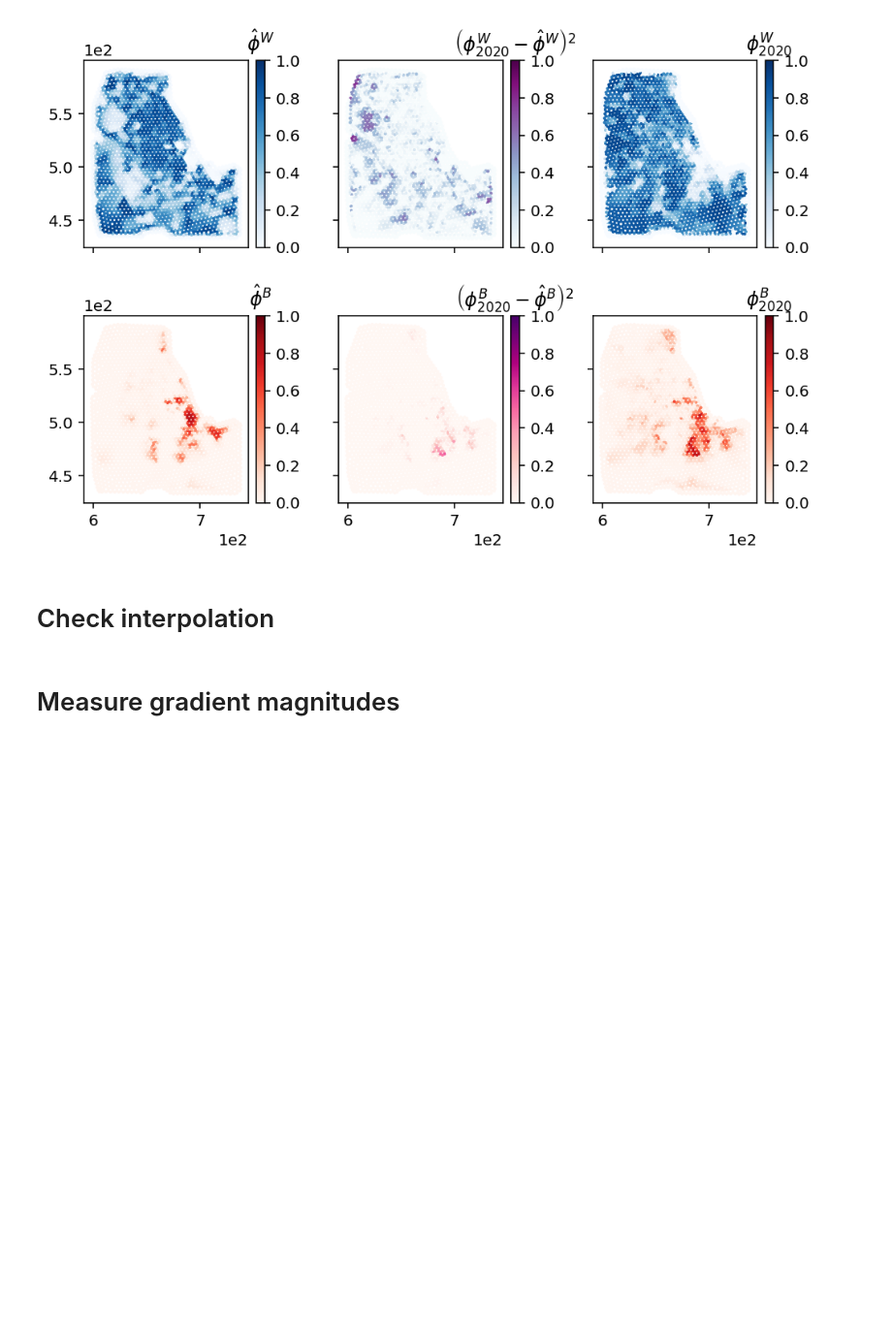
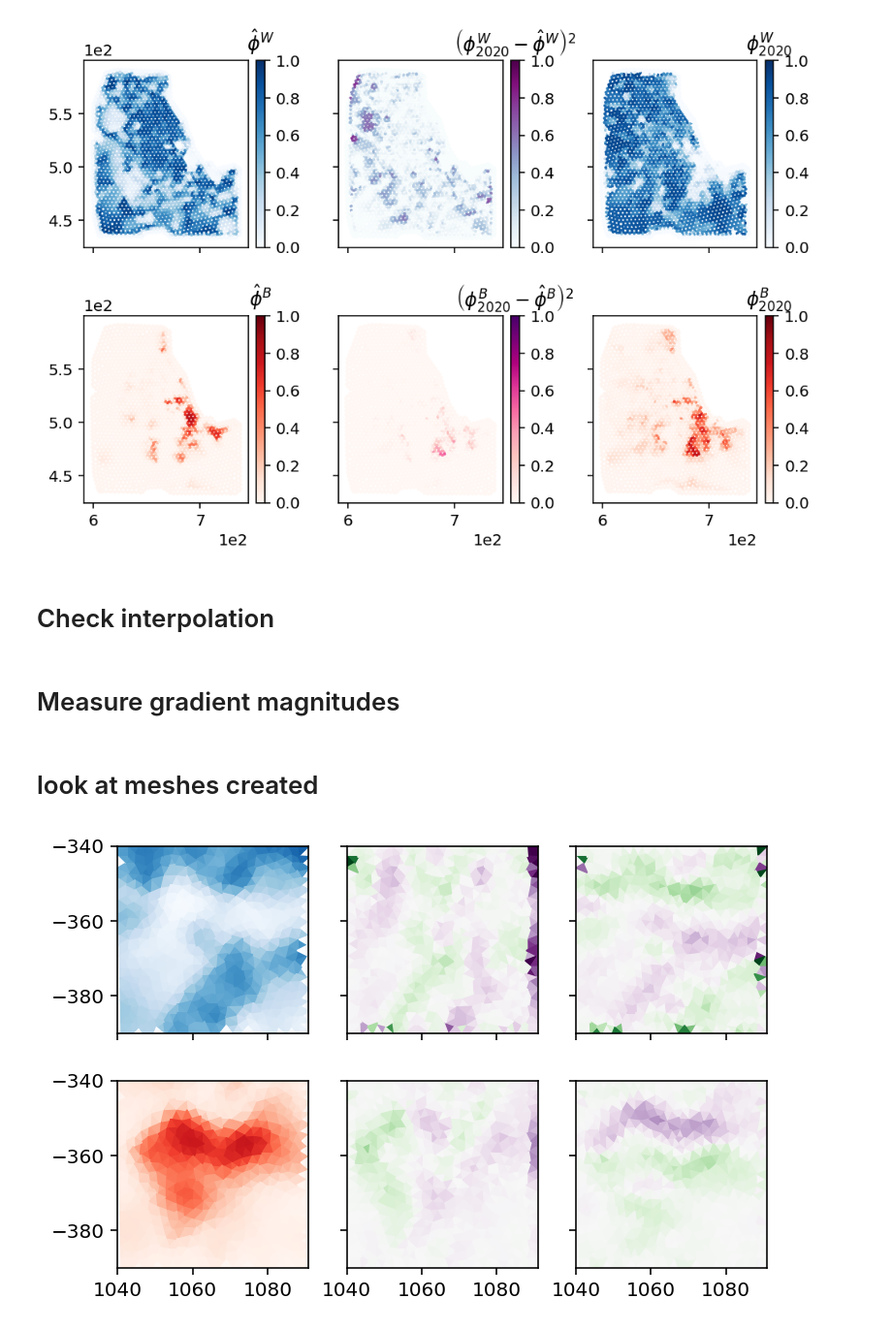
Before and after one commit to dsseara/sociohydro, a Jupyter notebook: sim/meanField/fvm/fvm_tests.ipynb, the cells around one changed output. Shown at 97% size. Cells and saved outputs as stored; diff of their text form; code cells hidden in the pictures; blank space fills up the shorter version.

```diff
--- a/sim/meanField/fvm/fvm_tests.ipynb
+++ b/sim/meanField/fvm/fvm_tests.ipynb
@@ -328,3 +331,5 @@ ax[1].pcolormesh(x_grid, y_grid, ϕWx, cmap="BuPu", vmin=-4e-4, vmax=4e-4)
 ax[2].pcolormesh(x_grid, y_grid, ϕWy, cmap="BuPu", vmin=-4e-4, vmax=4e-4)
 for a in ax.ravel():
     a.ticklabel_format(axis="both", style="sci", scilimits=(0,0))
+# %% [markdown]
+# look at meshes created
@@ -330,0 +364,42 @@ for a in ax.ravel():
+# %%
+crs = "ESRI:102003"  # all cases fall into this CRS
+mesh, simple_boundary, geo_file_contents = make_mesh(ϕW0, x, y, crs,
+                                                     buffer,
+                                                     simplify,
+                                                     cellsize)
+# %%
+ϕW = fp.CellVariable(name="phiW", mesh=mesh, hasOld=True)
+ϕB = fp.CellVariable(name="phiB", mesh=mesh, hasOld=True)
+grid_points = np.array([[x, y] for x, y in zip(x.ravel(),
+                                               y.ravel())])
+cell_points = np.array([[x, y] for x, y in zip(mesh.cellCenters.value[0],
+                                               mesh.cellCenters.value[1])])
+ϕW0_cell = interpolate.griddata(grid_points,
+                                np.nan_to_num(ϕW0.ravel(), nan=1e-3),
+                                cell_points,
+                                fill_value=1e-3)
+ϕB0_cell = interpolate.griddata(grid_points,
+                                np.nan_to_num(ϕB0.ravel(), nan=1e-3),
+                                cell_points,
+                                fill_value=1e-3)
+ϕW[:] = ϕW0_cell
+ϕB[:] = ϕB0_cell
+# %%
+fig, (axW, axB) = plt.subplots(2, 3, dpi=144, figsize=(6,4),
+                               sharey=True, sharex=True)
+
+plot_mesh(ϕW, mesh, axW[0],
+          cmap=plt.cm.Blues, vmin=0, vmax=1)
+plot_mesh(ϕW.grad.value[0], mesh, axW[1],
+          cmap=plt.cm.PRGn, vmin=-0.25, vmax=0.25)
+plot_mesh(ϕW.grad.value[1], mesh, axW[2],
+          cmap=plt.cm.PRGn, vmin=-0.25, vmax=0.25)
+
+plot_mesh(ϕB, mesh, axB[0],
+          cmap=plt.cm.Reds, vmin=0, vmax=1)
+plot_mesh(ϕB.grad.value[0], mesh, axB[1],
+          cmap=plt.cm.PRGn, vmin=-0.25, vmax=0.25)
+plot_mesh(ϕB.grad.value[1], mesh, axB[2],
+          cmap=plt.cm.PRGn, vmin=-0.25, vmax=0.25)
+# %% [output]
+[figure, added]
```
Also changed, not shown: parts of 8 cells of this notebook, 1 other file.
